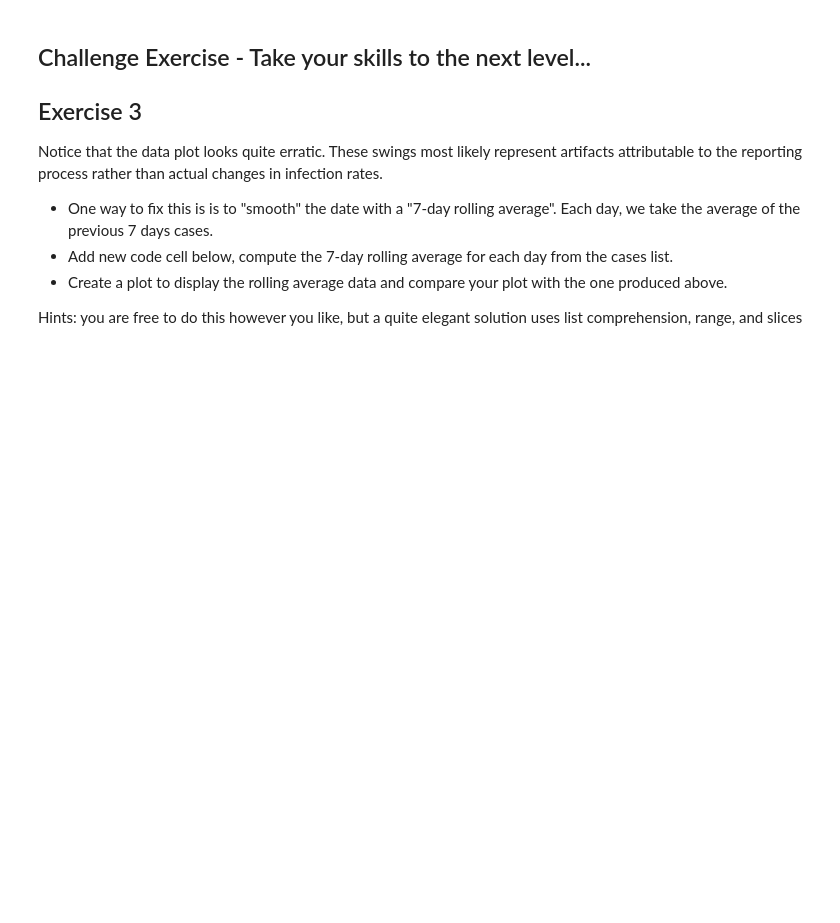
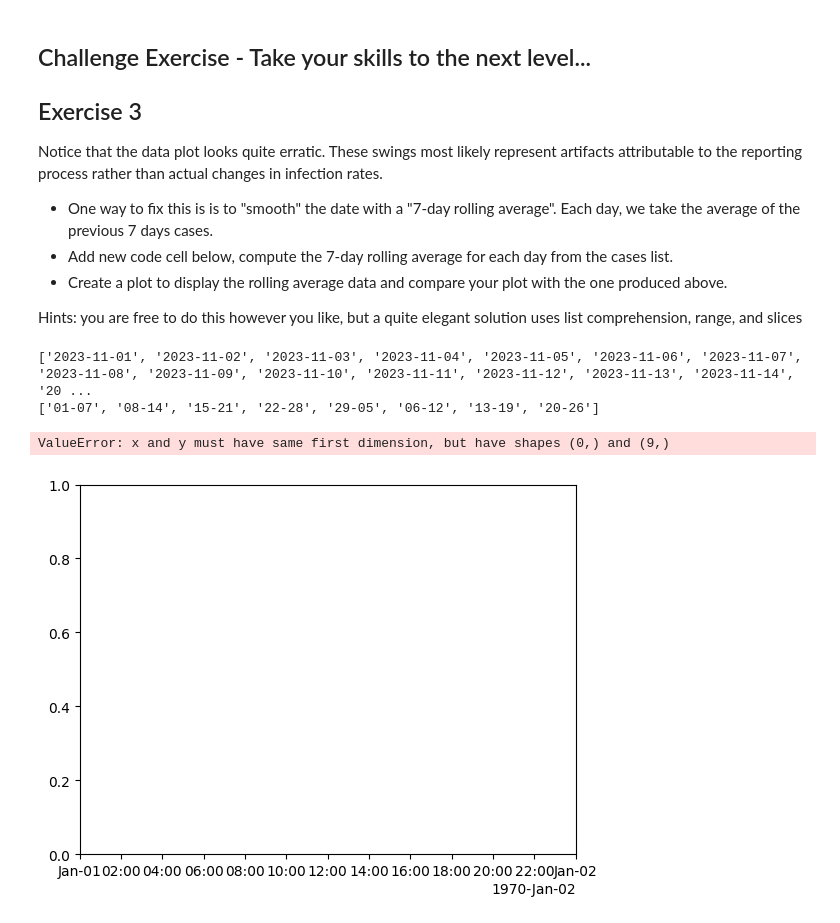
Before and after one commit to iam-arshpreet/cap-comp215, a Jupyter notebook: labs/lab01-intro.ipynb, the cells around one changed output. Cells and saved outputs as stored; diff of their text form; code cells hidden in the pictures; blank space fills up the shorter version.

```diff
--- a/labs/lab01-intro.ipynb
+++ b/labs/lab01-intro.ipynb
@@ -226,0 +225,45 @@ Each day, we take the average of the previous 7 days cases.
+# %%
+# Ex. 3 (challenge) your code here
+
+cases = result['data']['cases']
+case_dates = [daily['date'] for daily in cases]     # List Comprehension #1: extract the case date strings
+n_cases = [daily['value_daily'] for daily in cases] # List Comprehension #2:  extract the case counts
+print(case_dates)
+avg = []
+case_dates_avg = []
+
+
+
+
+ccc=[(case_dates[i][-2:]+'-'+case_dates[i+6][-2:]) for i in range(0,len(case_dates)-5,7)]
+print(ccc)
+
+for i in range(0,len(n_cases),7):
+  sum = 0
+  int(i)
+  for j in n_cases[i:i+7]:
+    sum = sum+j
+  avg.append(sum)
+
+
+def format_date_axis(ax):
+  """ format the dates shown on the x-axis of given axes, ax  """
+  locator= mdates.AutoDateLocator(minticks=10, maxticks=20)
+  formatter = mdates.ConciseDateFormatter(locator)
+  ax.xaxis.set_major_locator(locator)
+  ax.xaxis.set_major_formatter(formatter)
+
+fig, ax = plt.subplots()
+format_date_axis(ax)
+ax.plot(case_dates_avg, avg, label='Weekly Cases')
+ax.set(
+  title="Covid-19 case counts for Vancouver Coastal Health Region",
+  xlabel='Date',
+  ylabel='confirmed cases'
+)
+ax.legend()
+# %% [output]
+['2023-11-01', '2023-11-02', '2023-11-03', '2023-11-04', '2023-11-05', '2023-11-06', '2023-11-07', '2023-11-08', '2023-11-09', '2023-11-10', '2023-11-11', '2023-11-12', '2023-11-13', '2023-11-14', '20 ...
+['01-07', '08-14', '15-21', '22-28', '29-05', '06-12', '13-19', '20-26']
+ValueError: x and y must have same first dimension, but have shapes (0,) and (9,)
+[figure, added]
```
Also changed, not shown: parts of 6 cells of this notebook.
